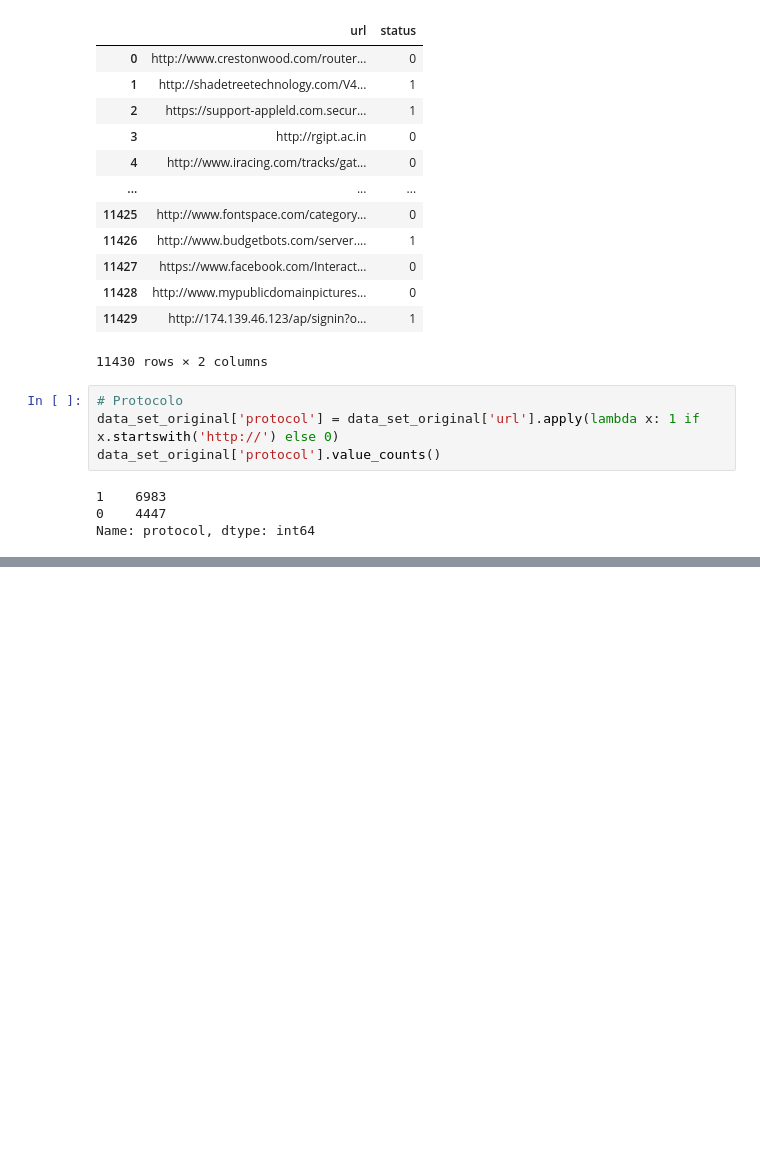
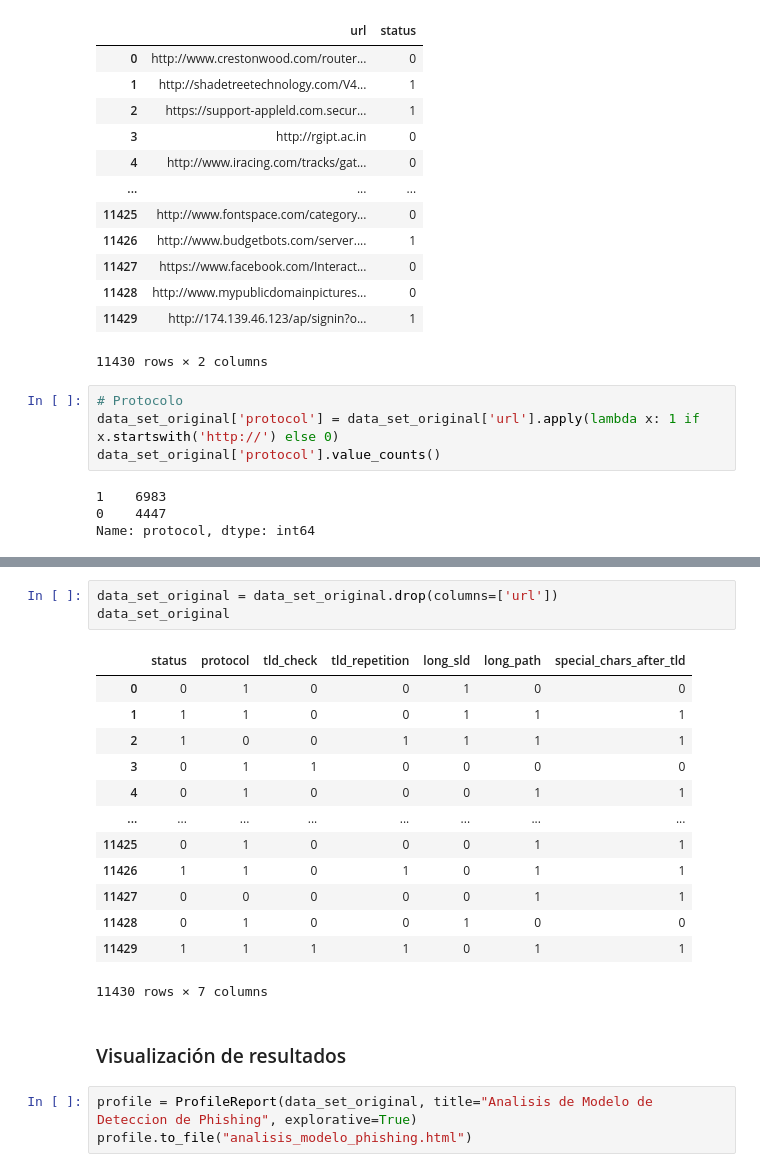
Before and after one commit to MaJu502/lab1_deteccionPishing, a Jupyter notebook: deteccion_pishing.ipynb, the cells around one changed output, grey strips where cells are left out. Cells and saved outputs as stored; diff of their text form; blank space fills up the shorter version.

Commit message:
modelos done

```diff
--- a/deteccion_pishing.ipynb
+++ b/deteccion_pishing.ipynb
@@ -137,0 +195,22 @@ data_set_original
+# %%
+data_set_original = data_set_original.drop(columns=['url'])
+data_set_original
+# %% [output]
+|  | status | protocol | tld_check | tld_repetition | long_sld | long_path | special_chars_after_tld |
+| 0 | 0 | 1 | 0 | 0 | 1 | 0 | 0 |
+| 1 | 1 | 1 | 0 | 0 | 1 | 1 | 1 |
+| 2 | 1 | 0 | 0 | 1 | 1 | 1 | 1 |
+| 3 | 0 | 1 | 1 | 0 | 0 | 0 | 0 |
+| 4 | 0 | 1 | 0 | 0 | 0 | 1 | 1 |
+| ... | ... | ... | ... | ... | ... | ... | ... |
+| 11425 | 0 | 1 | 0 | 0 | 0 | 1 | 1 |
+| 11426 | 1 | 1 | 0 | 1 | 0 | 1 | 1 |
+| 11427 | 0 | 0 | 0 | 0 | 0 | 1 | 1 |
+| 11428 | 0 | 1 | 0 | 0 | 1 | 0 | 0 |
+| 11429 | 1 | 1 | 1 | 1 | 0 | 1 | 1 |
+11430 rows × 7 columns
+# %% [markdown]
+### Visualización de resultados
+# %%
+profile = ProfileReport(data_set_original, title="Analisis de Modelo de Deteccion de Phishing", explorative=True)
+profile.to_file("analisis_modelo_phishing.html")
```
Also changed, not shown: parts of 20 cells of this notebook, 4 other files.
